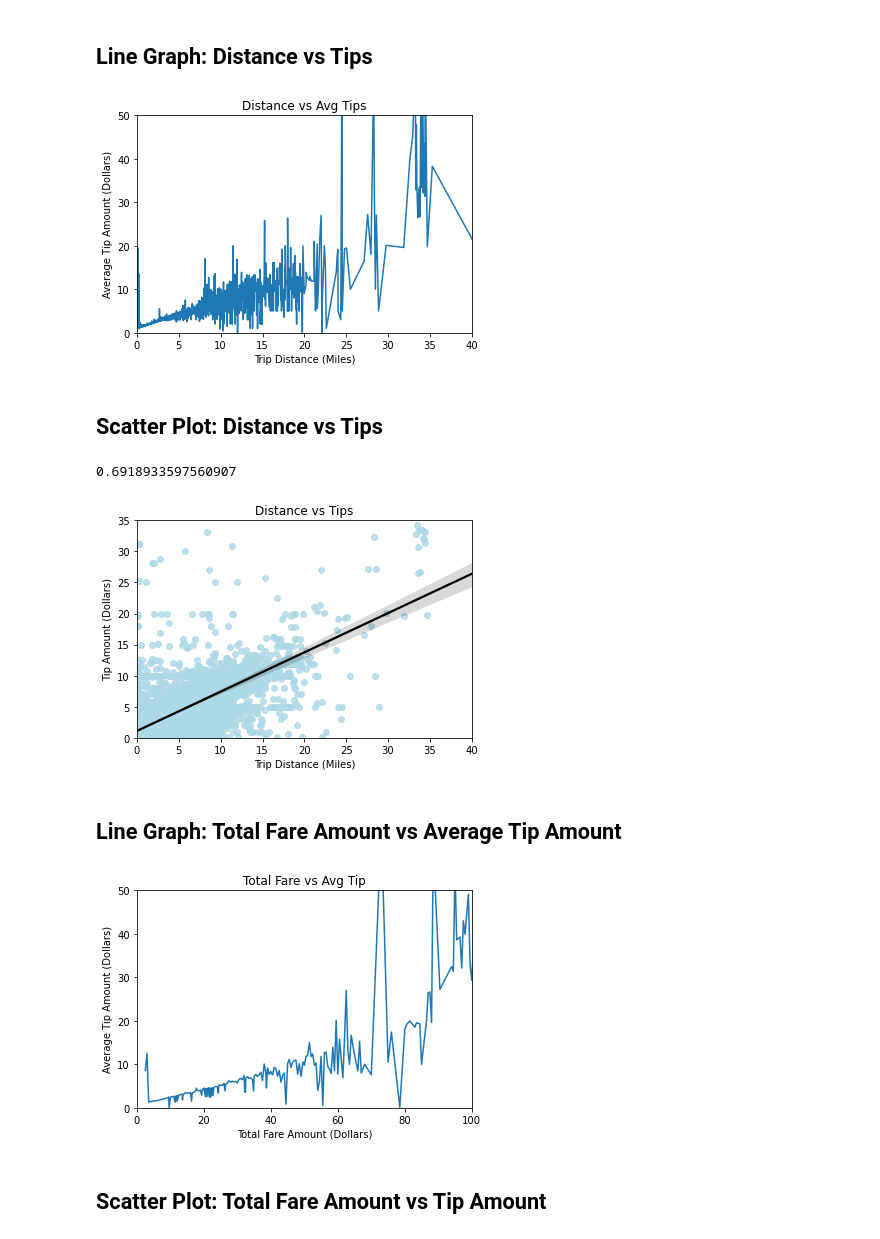
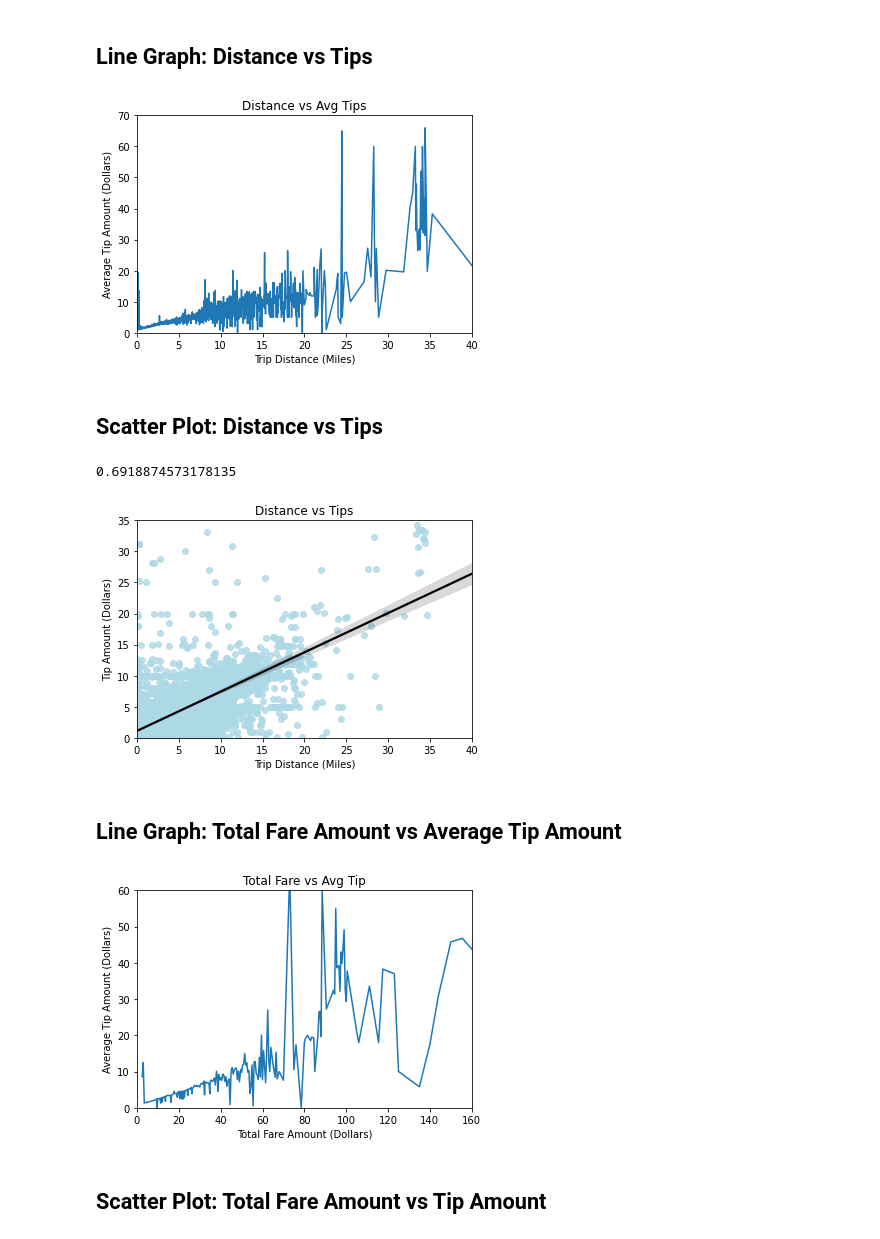
Before and after one commit to UCB-stat-159-s22/hw07-group16, a Jupyter notebook: tip_analysis.ipynb, the cells around one changed output. Drawn from its saved outputs; the diff is of its cells as text; code cells hidden in the pictures.

```diff
--- a/tip_analysis.ipynb
+++ b/tip_analysis.ipynb
@@ -40,7 +40,6 @@ df.describe()
 ## Filtering Out Unwanted Values
 # %%
 df = df[df.tip_amount > 0]
-df = df[df.fare_amount > 0]
 df = df[df.passenger_count.notnull()]
 df.columns
 # %% [output]
@@ -85,10 +84,10 @@ plt.xlabel('Trip Distance (Miles)')
 plt.ylabel('Average Tip Amount (Dollars)')
 plt.title('Distance vs Avg Tips')
 plt.xlim([0,40])
-plt.ylim([0,50])
+plt.ylim([0,70])
 plt.savefig('figures/distance_tips_line')
 # %% [output]
-[figure, old version]
+[figure, new version]
 # %% [markdown]
 ## Scatter Plot: Distance vs Tips
 # %%
@@ -103,22 +102,22 @@ plt.ylim([0,35])
 plt.savefig('figures/distance_tips_scatter')
 np.corrcoef(x,y)[0][1]
 # %% [output]
-0.6918933597560907
+0.6918874573178135
 [figure]
 # %% [markdown]
 ## Line Graph: Total Fare Amount vs Average Tip Amount
 # %%
 x = fare_amounts
 y = fare_avgs['tip_amount']
 plt.plot(x,y)
 plt.xlabel('Total Fare Amount (Dollars)')
 plt.ylabel('Average Tip Amount (Dollars)')
 plt.title('Total Fare vs Avg Tip')
-plt.xlim([0,100])
-plt.ylim([0,50])
+plt.xlim([0,160])
+plt.ylim([0,60])
 plt.savefig('figures/total__fare_line')
 # %% [output]
-[figure, old version]
+[figure, new version]
 # %% [markdown]
 ## Scatter Plot: Total Fare Amount vs Tip Amount
 # %%
```
Also changed, not shown: parts of 4 cells of this notebook, 23 other files.
